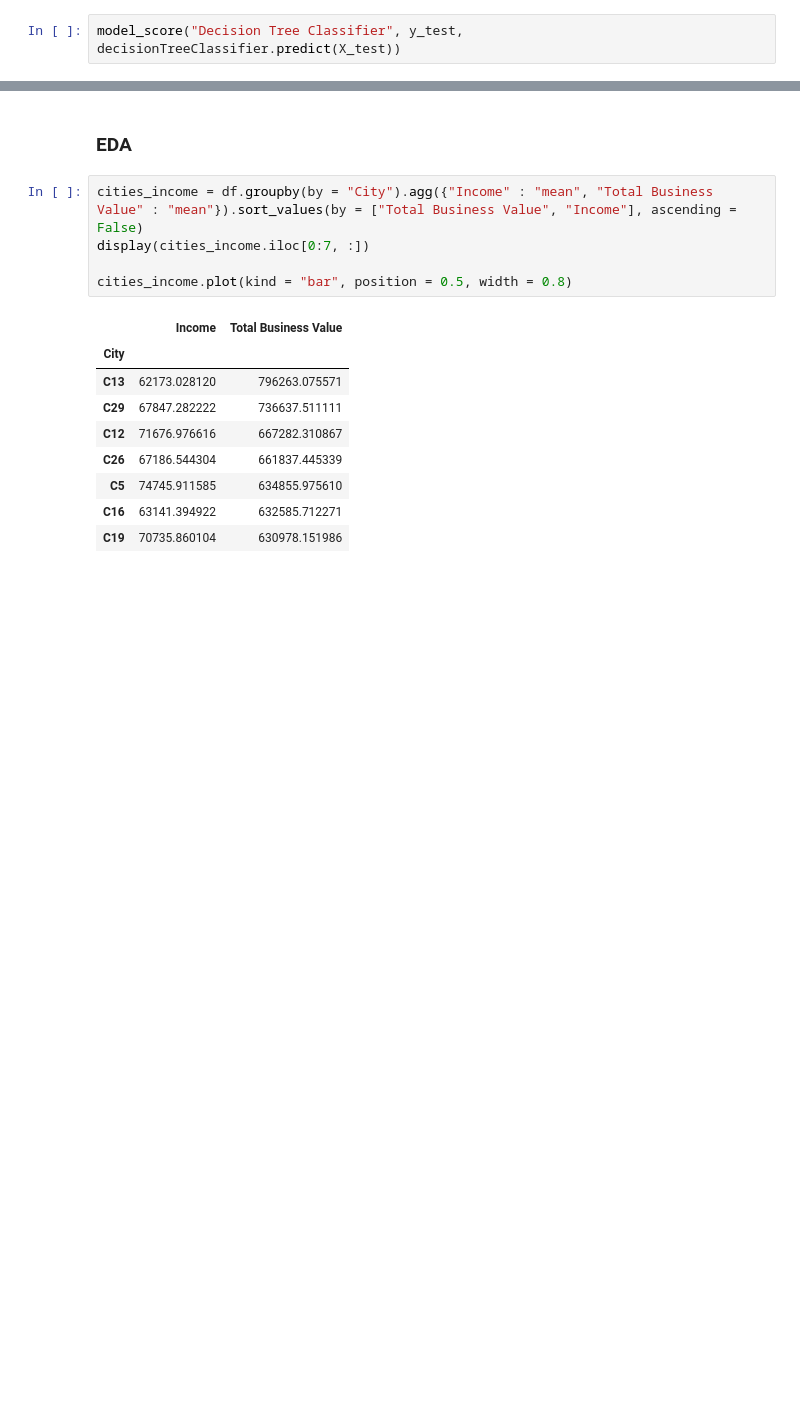
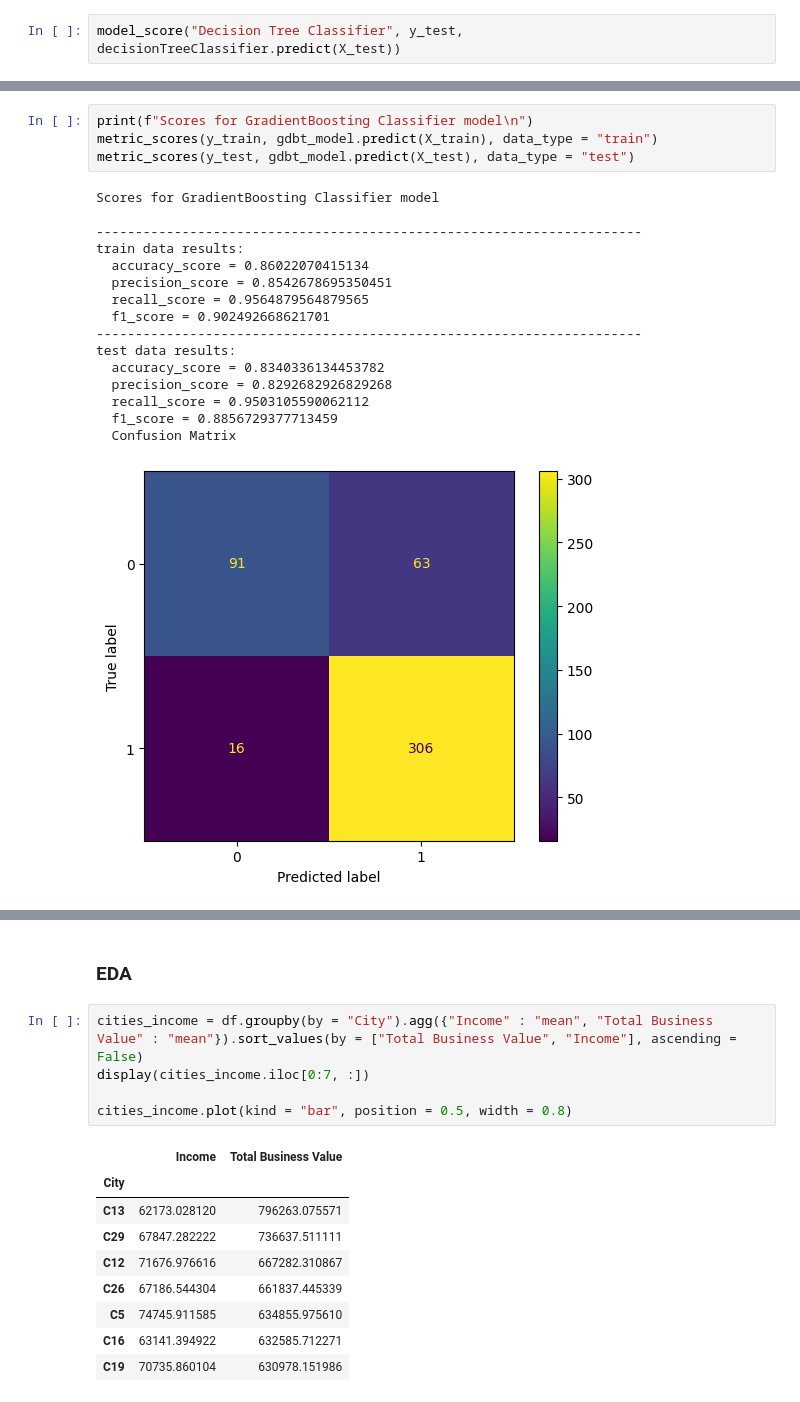
Before and after one commit to PraveenAllam93/data_science_business_cases, a Jupyter notebook: employee_churn.ipynb, the cells around one changed output, grey strips where cells are left out. Cells and saved outputs as stored; diff of their text form; blank space fills up the shorter version.

```diff
--- a/ola.ipynb
+++ b/employee_churn.ipynb
@@ -629,0 +728,21 @@ model_score("Decision Tree Classifier", y_test, decisionTreeClassifier.predict(X
+# %%
+print(f"Scores for GradientBoosting Classifier model\n")
+metric_scores(y_train, gdbt_model.predict(X_train), data_type = "train")
+metric_scores(y_test, gdbt_model.predict(X_test), data_type = "test")
+# %% [output]
+Scores for GradientBoosting Classifier model
+
+----------------------------------------------------------------------
+train data results:
+  accuracy_score = 0.86022070415134
+  precision_score = 0.8542678695350451
+  recall_score = 0.9564879564879565
+  f1_score = 0.902492668621701
+----------------------------------------------------------------------
+test data results:
+  accuracy_score = 0.8340336134453782
+  precision_score = 0.8292682926829268
+  recall_score = 0.9503105590062112
+  f1_score = 0.8856729377713459
+  Confusion Matrix
+[figure, added]
```
Also changed, not shown: parts of 22 cells of this notebook.
